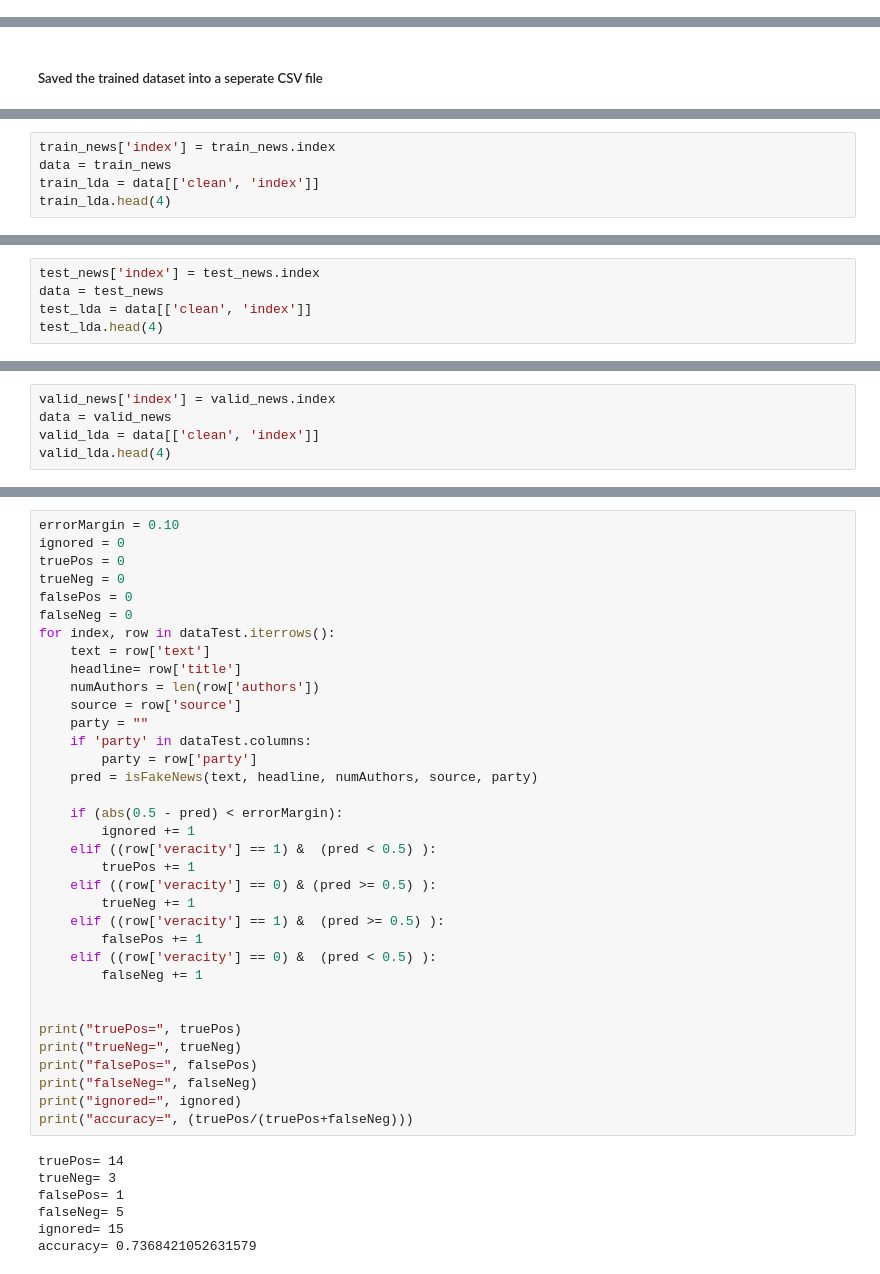
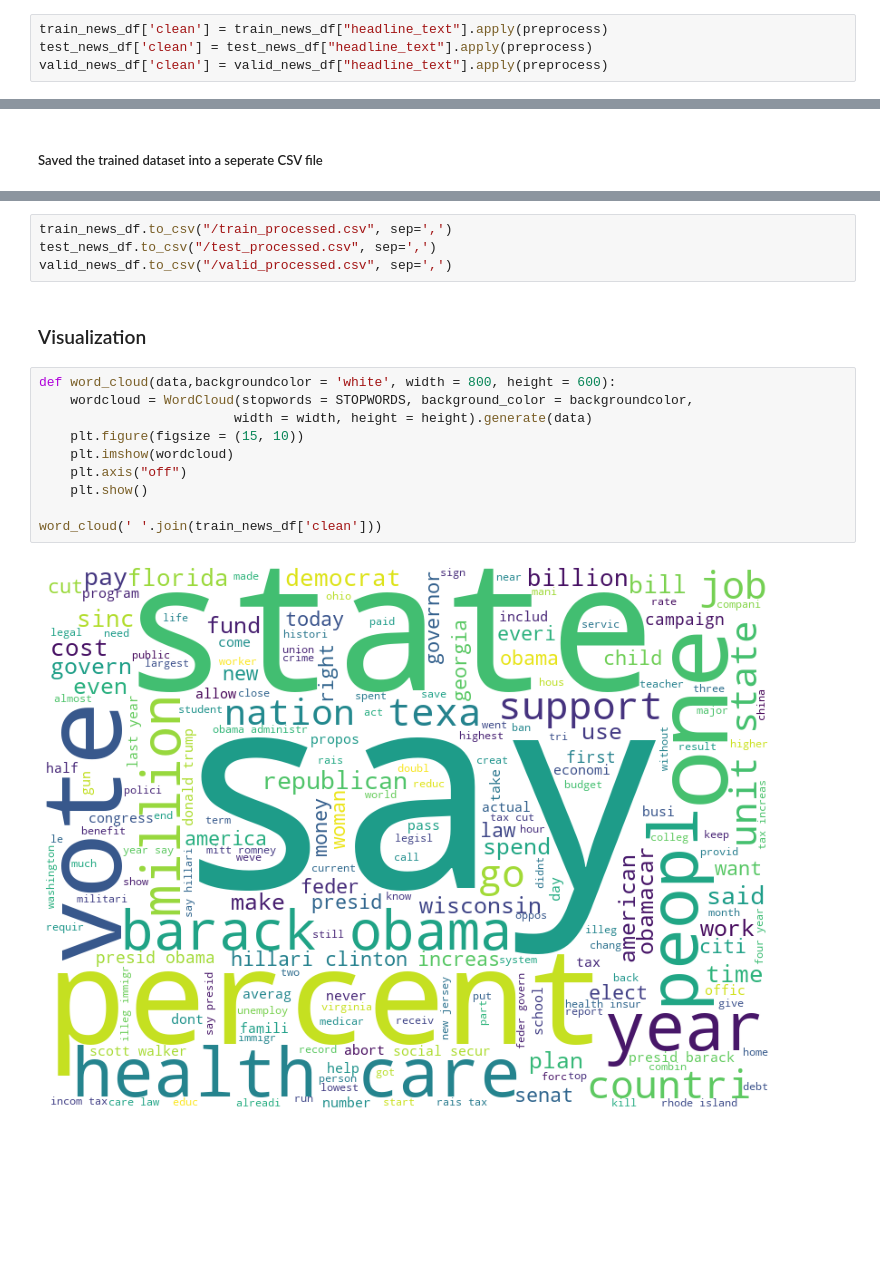
Before and after one commit to mal258/machinelearning258, a Jupyter notebook: alternus_vera/Invincibles_Alternus_Vera_Iteration1.ipynb, the cells around one changed output, grey strips where cells are left out. Drawn from its saved outputs; the diff is of its cells as text; blank space fills up the shorter version.

```diff
--- a/alternus_vera/Invincibles_Alternus_Vera_Iteration1.ipynb
+++ b/alternus_vera/Invincibles_Alternus_Vera_Iteration1.ipynb
@@ -291,0 +260,4 @@ The model used [**WinPython-64bit-2.7.10.3**](https://winpython.github.io/) for
+# %%
+train_news_df['clean'] = train_news_df["headline_text"].apply(preprocess)
+test_news_df['clean'] = test_news_df["headline_text"].apply(preprocess)
+valid_news_df['clean'] = valid_news_df["headline_text"].apply(preprocess)
@@ -615,5 +385,0 @@ valid_news.to_csv("input_data/valid_sentiment.csv", sep=',')
-# %%
-train_news['index'] = train_news.index
-data = train_news
-train_lda = data[['clean', 'index']]
-train_lda.head(4)
@@ -626,5 +385,0 @@ train_lda.head(4)
-# %%
-test_news['index'] = test_news.index
-data = test_news
-test_lda = data[['clean', 'index']]
-test_lda.head(4)
@@ -637,5 +385,0 @@ test_lda.head(4)
-# %%
-valid_news['index'] = valid_news.index
-data = valid_news
-valid_lda = data[['clean', 'index']]
-valid_lda.head(4)
@@ -2072,42 +386,18 @@ If we add some error margin, let's say 10p.p to make our model only trust the re
-# %%
-errorMargin = 0.10
-ignored = 0
-truePos = 0
-trueNeg = 0
-falsePos = 0
-falseNeg = 0
-for index, row in dataTest.iterrows():
-    text = row['text']
-    headline= row['title']
-    numAuthors = len(row['authors'])
-    source = row['source']
-    party = ""
-    if 'party' in dataTest.columns:
-        party = row['party']
-    pred = isFakeNews(text, headline, numAuthors, source, party)
-
-    if (abs(0.5 - pred) < errorMargin):
-        ignored += 1
-    elif ((row['veracity'] == 1) &  (pred < 0.5) ):
-        truePos += 1
-    elif ((row['veracity'] == 0) & (pred >= 0.5) ):
-        trueNeg += 1
-    elif ((row['veracity'] == 1) &  (pred >= 0.5) ):
-        falsePos += 1
-    elif ((row['veracity'] == 0) &  (pred < 0.5) ):
-        falseNeg += 1
-
-
-print("truePos=", truePos)
-print("trueNeg=", trueNeg)
-print("falsePos=", falsePos)
-print("falseNeg=", falseNeg)
-print("ignored=", ignored)
-print("accuracy=", (truePos/(truePos+falseNeg)))
-# %% [output]
-truePos= 14
-trueNeg= 3
-falsePos= 1
-falseNeg= 5
-ignored= 15
-accuracy= 0.7368421052631579
+# %%
+train_news_df.to_csv("/train_processed.csv", sep=',')
+test_news_df.to_csv("/test_processed.csv", sep=',')
+valid_news_df.to_csv("/valid_processed.csv", sep=',')
+# %% [markdown]
+### Visualization
+# %%
+def word_cloud(data,backgroundcolor = 'white', width = 800, height = 600):
+    wordcloud = WordCloud(stopwords = STOPWORDS, background_color = backgroundcolor,
+                         width = width, height = height).generate(data)
+    plt.figure(figsize = (15, 10))
+    plt.imshow(wordcloud)
+    plt.axis("off")
+    plt.show()
+
+word_cloud(' '.join(train_news_df['clean']))
+# %% [output]
+[figure, added]
```
Also changed, not shown: parts of 160 cells of this notebook.
